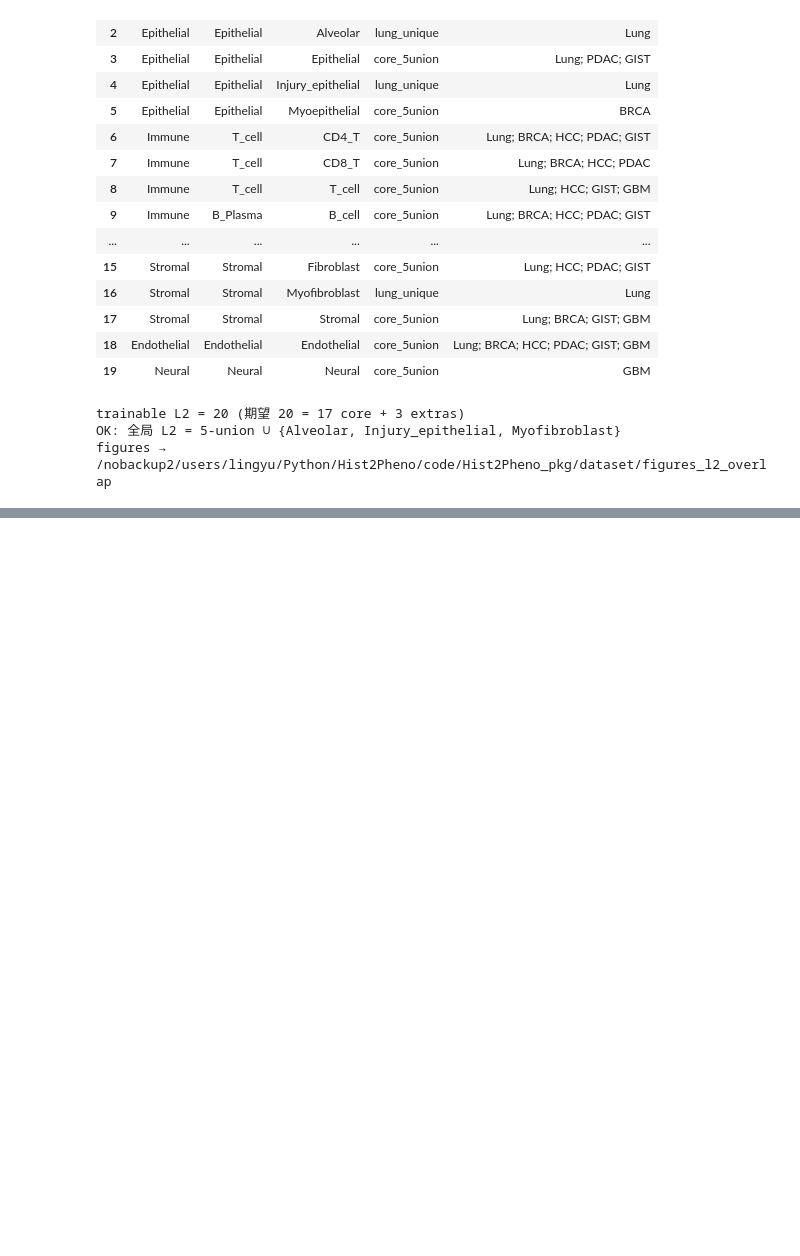
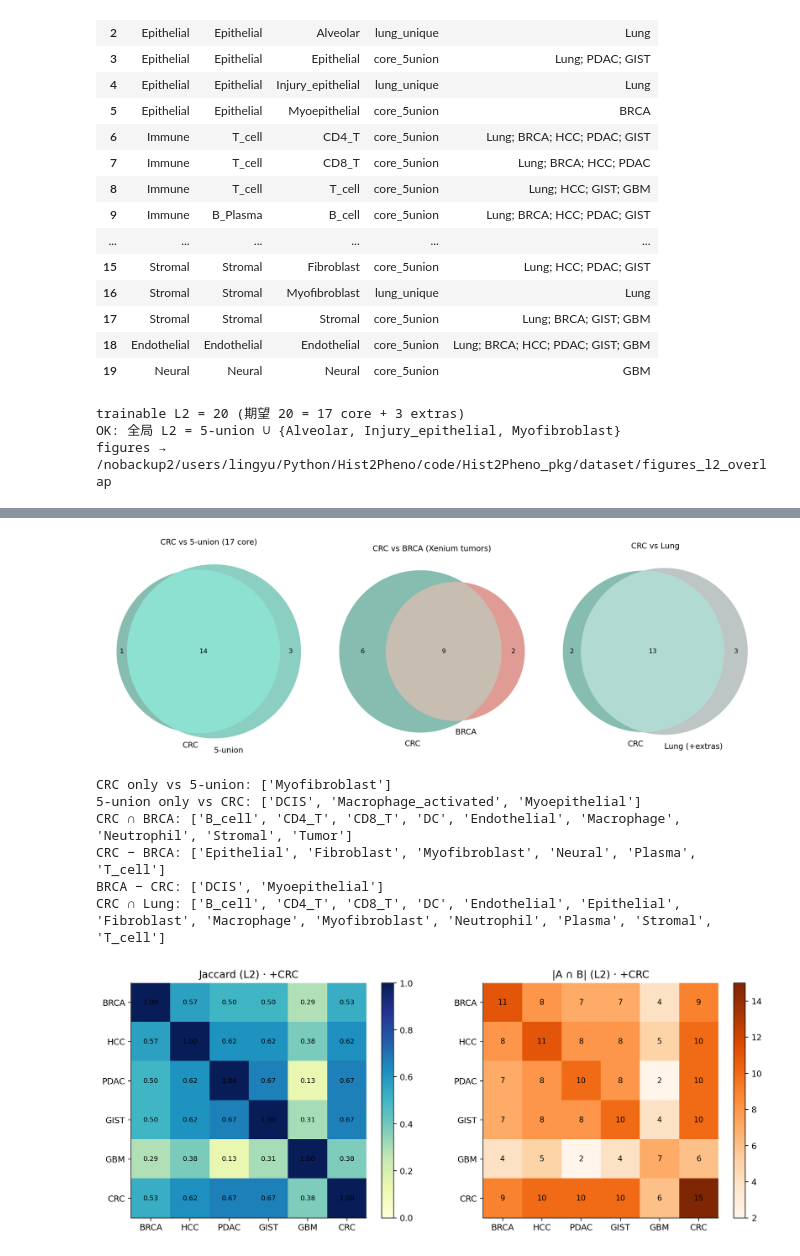
Before and after one commit to LingyuLi-math/Hist2Pheno, a Jupyter notebook: code/Hist2Pheno_pkg/dataset/L2_overlap_5datasets.ipynb, the cells around one changed output, grey strips where cells are left out. Saved outputs shown, nothing was run; the diff lists cells and outputs as text; code cells hidden in the pictures; blank space fills up the shorter version.

```diff
--- a/code/Hist2Pheno_pkg/dataset/L2_overlap_5datasets.ipynb
+++ b/code/Hist2Pheno_pkg/dataset/L2_overlap_5datasets.ipynb
@@ -647,0 +803,79 @@ figures → /nobackup2/users/lingyu/Python/Hist2Pheno/code/Hist2Pheno_pkg/datase
+# %%
+fig, axes = plt.subplots(1, 3, figsize=(14.5, 4.8))
+venn2(
+    [sets_l2["CRC"], five["union"]],
+    set_labels=("CRC", "5-union"),
+    set_colors=(COLORS["CRC"], "#16a085"),
+    alpha=0.5,
+    ax=axes[0],
+)
+axes[0].set_title("CRC vs 5-union (17 core)")
+venn2(
+    [sets_l2["CRC"], sets_l2["BRCA"]],
+    set_labels=("CRC", "BRCA"),
+    set_colors=(COLORS["CRC"], COLORS["BRCA"]),
+    alpha=0.5,
+    ax=axes[1],
+)
+axes[1].set_title("CRC vs BRCA (Xenium tumors)")
+venn2(
+    [sets_l2["CRC"], sets_l2["Lung"]],
+    set_labels=("CRC", "Lung (+extras)"),
+    set_colors=(COLORS["CRC"], COLORS["Lung"]),
+    alpha=0.5,
+    ax=axes[2],
+)
+axes[2].set_title("CRC vs Lung")
+fig.tight_layout()
+fig.savefig(FIG / "07_venn2_crc.png", bbox_inches="tight")
+plt.show()
+
+print("CRC only vs 5-union:", sorted(sets_l2["CRC"] - five["union"]))
+print("5-union only vs CRC:", sorted(five["union"] - sets_l2["CRC"]))
+print("CRC ∩ BRCA:", sorted(sets_l2["CRC"] & sets_l2["BRCA"]))
+print("CRC − BRCA:", sorted(sets_l2["CRC"] - sets_l2["BRCA"]))
+print("BRCA − CRC:", sorted(sets_l2["BRCA"] - sets_l2["CRC"]))
+print("CRC ∩ Lung:", sorted(sets_l2["CRC"] & sets_l2["Lung"]))
+
+jacc6 = pd.DataFrame(np.nan, index=SIX, columns=SIX)
+overlap6 = pd.DataFrame(0, index=SIX, columns=SIX)
+for a, b in combinations(SIX, 2):
+    inter = sets_l2[a] & sets_l2[b]
+    uni = sets_l2[a] | sets_l2[b]
+    j = len(inter) / len(uni) if uni else 0
+    jacc6.loc[a, b] = jacc6.loc[b, a] = j
+    overlap6.loc[a, b] = overlap6.loc[b, a] = len(inter)
+for a in SIX:
+    jacc6.loc[a, a] = 1.0
+    overlap6.loc[a, a] = len(sets_l2[a])
+
+fig, axes = plt.subplots(1, 2, figsize=(11.6, 4.6))
+im0 = axes[0].imshow(jacc6.to_numpy(), cmap="YlGnBu", vmin=0, vmax=1)
+axes[0].set_xticks(range(len(SIX))); axes[0].set_xticklabels(SIX)
+axes[0].set_yticks(range(len(SIX))); axes[0].set_yticklabels(SIX)
+axes[0].set_title("Jaccard (L2) · +CRC")
+for i in range(len(SIX)):
+    for j in range(len(SIX)):
+        axes[0].text(j, i, f"{jacc6.iloc[i, j]:.2f}", ha="center", va="center", fontsize=8)
+fig.colorbar(im0, ax=axes[0], fraction=0.046)
+im1 = axes[1].imshow(overlap6.to_numpy(), cmap="Oranges")
+axes[1].set_xticks(range(len(SIX))); axes[1].set_xticklabels(SIX)
+axes[1].set_yticks(range(len(SIX))); axes[1].set_yticklabels(SIX)
+axes[1].set_title("|A ∩ B| (L2) · +CRC")
+for i in range(len(SIX)):
+    for j in range(len(SIX)):
+        axes[1].text(j, i, str(int(overlap6.iloc[i, j])), ha="center", va="center", fontsize=9)
+fig.colorbar(im1, ax=axes[1], fraction=0.046)
+fig.tight_layout()
+fig.savefig(FIG / "08_pairwise_jaccard_crc.png", bbox_inches="tight")
+plt.show()
+display(overlap6)
+# %% [output]
+[figure, added]
+CRC only vs 5-union: ['Myofibroblast']
+5-union only vs CRC: ['DCIS', 'Macrophage_activated', 'Myoepithelial']
+CRC ∩ BRCA: ['B_cell', 'CD4_T', 'CD8_T', 'DC', 'Endothelial', 'Macrophage', 'Neutrophil', 'Stromal', 'Tumor']
+CRC − BRCA: ['Epithelial', 'Fibroblast', 'Myofibroblast', 'Neural', 'Plasma', 'T_cell']
+BRCA − CRC: ['DCIS', 'Myoepithelial']
+CRC ∩ Lung: ['B_cell', 'CD4_T', 'CD8_T', 'DC', 'Endothelial', 'Epithelial', 'Fibroblast', 'Macrophage', 'Myofibroblast', 'Neutrophil', 'Plasma', 'Stromal', 'T_cell']
+[figure, added]
```
Also changed, not shown: parts of 9 cells of this notebook, 5 other files.
